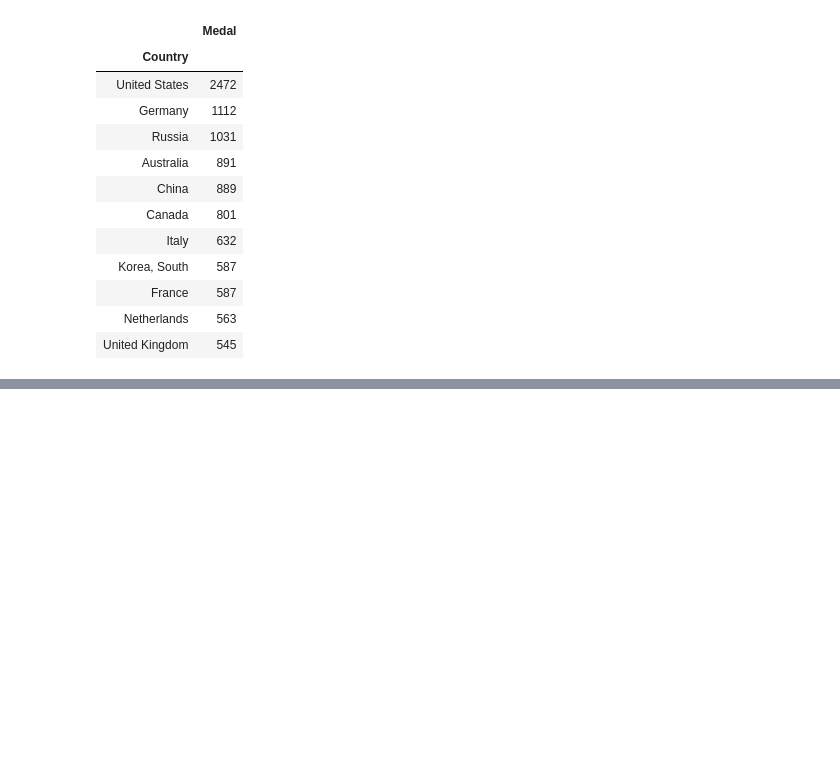
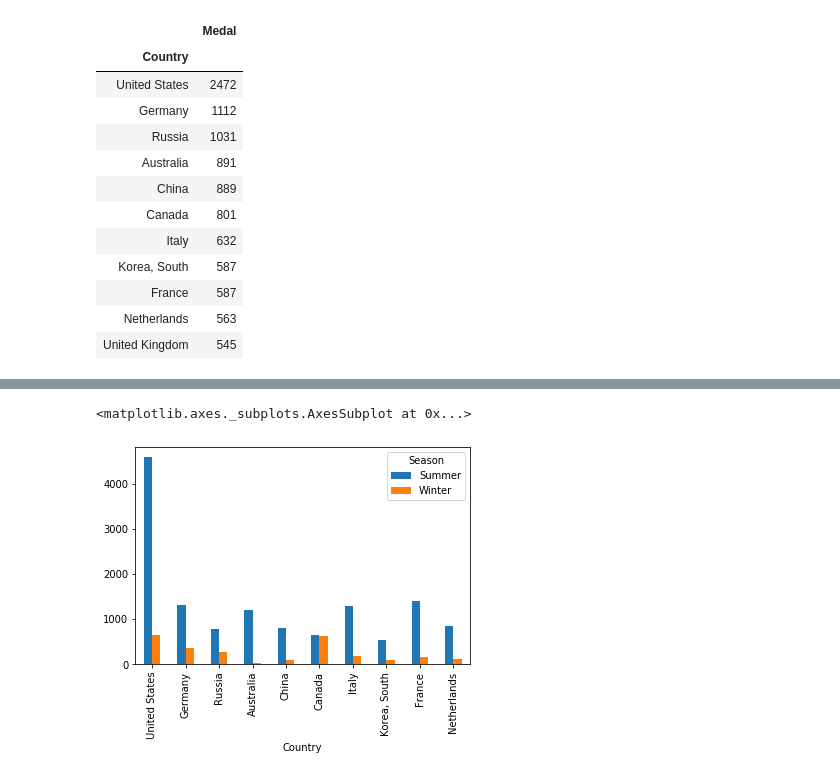
Before and after one commit to isalinedhoop/notebook, a Jupyter notebook: Countries_merge.ipynb, the cells around one changed output, grey strips where cells are left out. Drawn from its saved outputs; the diff is of its cells as text; code cells hidden in the pictures; blank space fills up the shorter version.

Commit message:
countries8V2

```diff
--- a/Countries_merge.ipynb
+++ b/Countries_merge.ipynb
@@ -231,0 +228,3 @@ season_medals_df
+# %%
+season_count_df = season_count_df.unstack()
+season_count_df
@@ -231,0 +246,6 @@ season_medals_df
+# %%
+season_count_df.fillna(0, inplace=True)
+# %%
+season_count_df["Summer"] = season_count_df["Summer"].astype(int)
+season_count_df["Winter"] = season_count_df["Winter"].astype(int)
+season_count_df.head(10)
@@ -231,0 +265,3 @@ season_medals_df
+# %%
+season_count_df["Total"] = medals_df
+season_count_df.head(10)
@@ -231,0 +281,5 @@ season_medals_df
+# %%
+season_count_df.sort_values(by="Total", ascending=False)[["Summer", "Winter"]].head(10).plot(kind="bar")
+# %% [output]
+<matplotlib.axes._subplots.AxesSubplot at 0x...>
+[figure, added]
```
Also changed, not shown: parts of 7 cells of this notebook.
